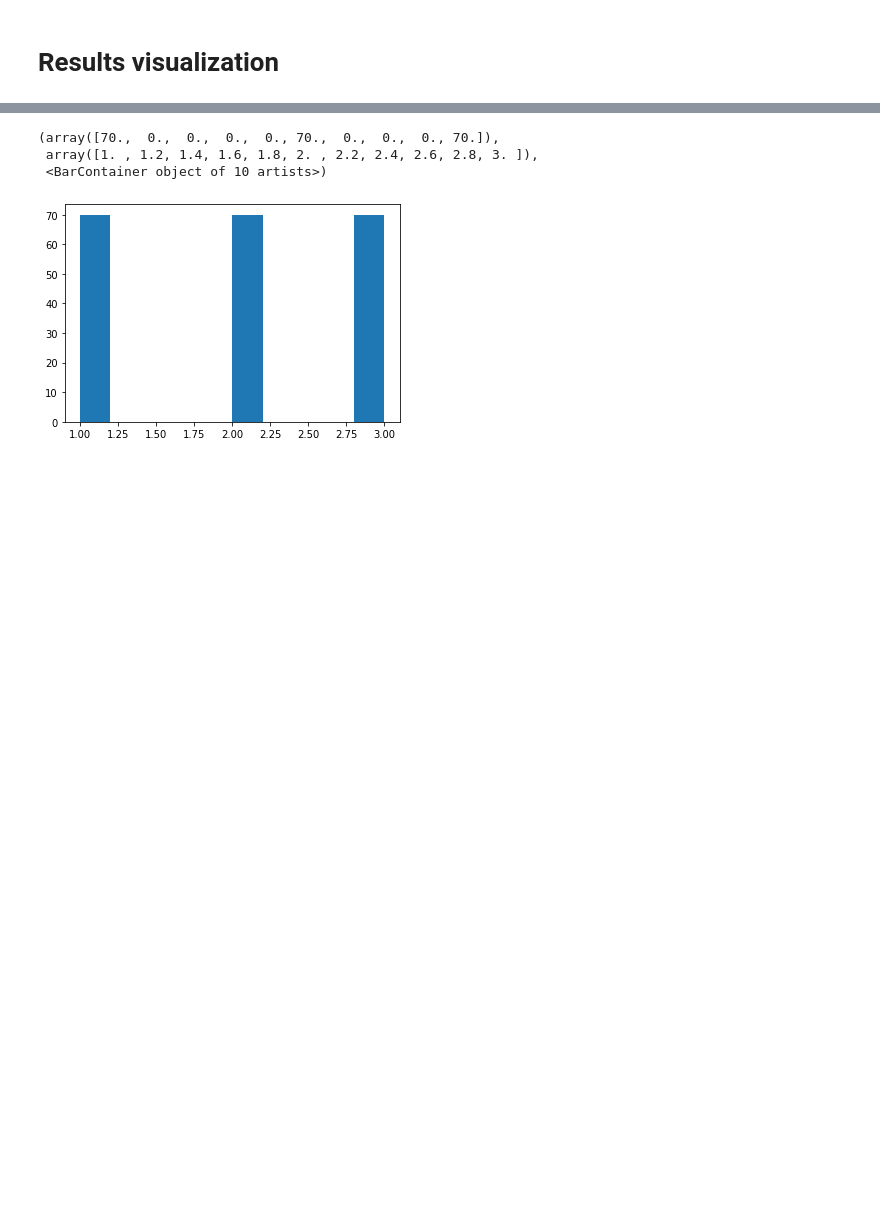
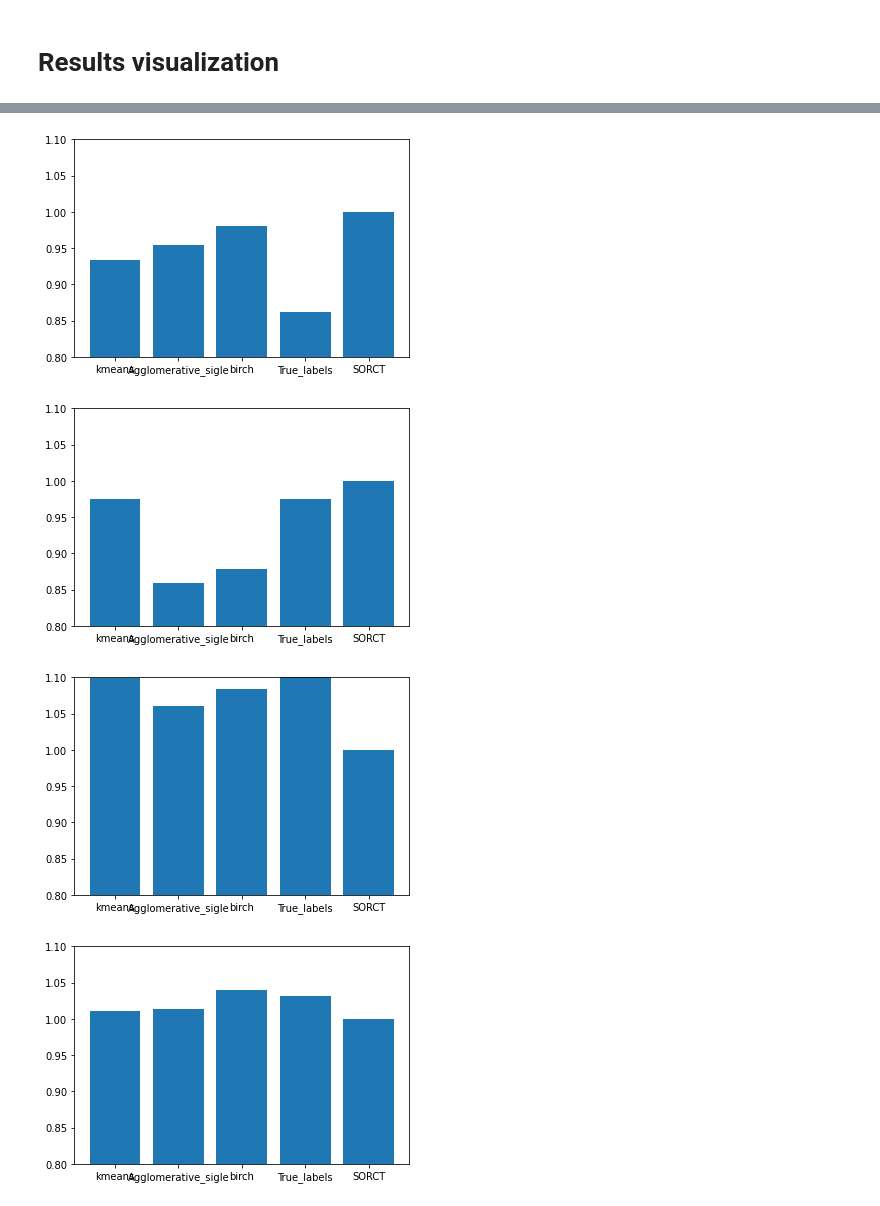
Before and after one commit to OscarPindaro/optimization-project, a Jupyter notebook: Results.ipynb, the cells around one changed output, grey strips where cells are left out. Saved outputs shown, nothing was run; the diff lists cells and outputs as text; code cells hidden in the pictures; blank space fills up the shorter version.

```diff
--- a/Results.ipynb
+++ b/Results.ipynb
@@ -140,8 +177,13 @@ aa.shape
-# %%
-import matplotlib.pyplot as plt
-plt.hist(aa[list(aa.columns)[-1]])
-# %% [output]
-(array([70.,  0.,  0.,  0.,  0., 70.,  0.,  0.,  0., 70.]),
- array([1. , 1.2, 1.4, 1.6, 1.8, 2. , 2.2, 2.4, 2.6, 2.8, 3. ]),
- <BarContainer object of 10 artists>)
-[figure, removed]
+# %%
+for df in dfs:
+    index = list(df.index)
+    fig, ax = plt.subplots()
+    values = df["SORCT_Score"]
+    values = values/values.loc["SORCT"]
+    ax.bar(index, values)
+    ax.set_ylim([0.8,1.1])
+# %% [output]
+[figure, added]
+[figure, added]
+[figure, added]
+[figure, added]
```
Also changed, not shown: parts of 24 cells of this notebook, 2 other files.
